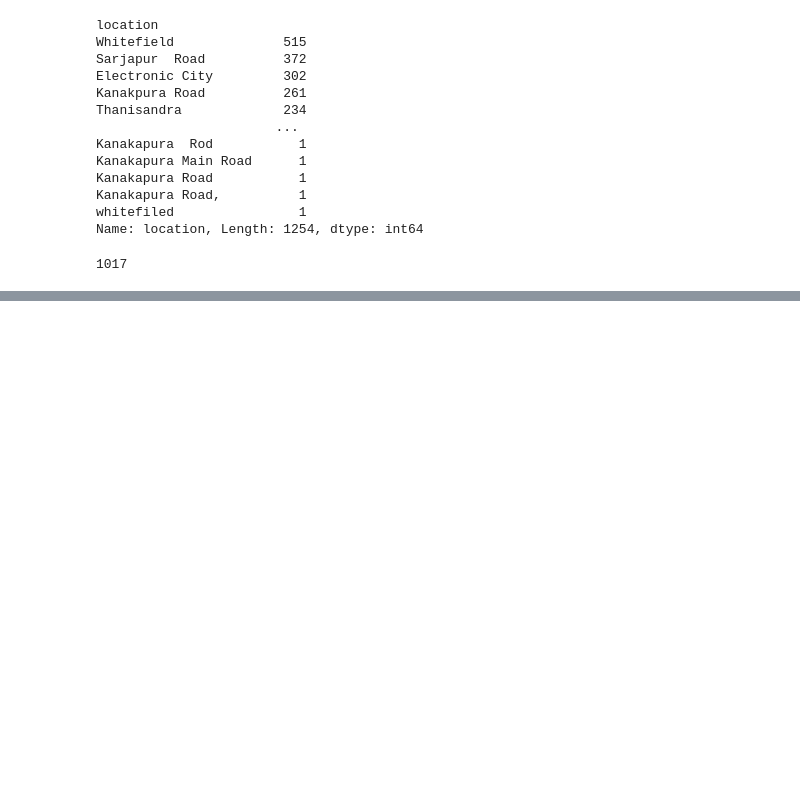
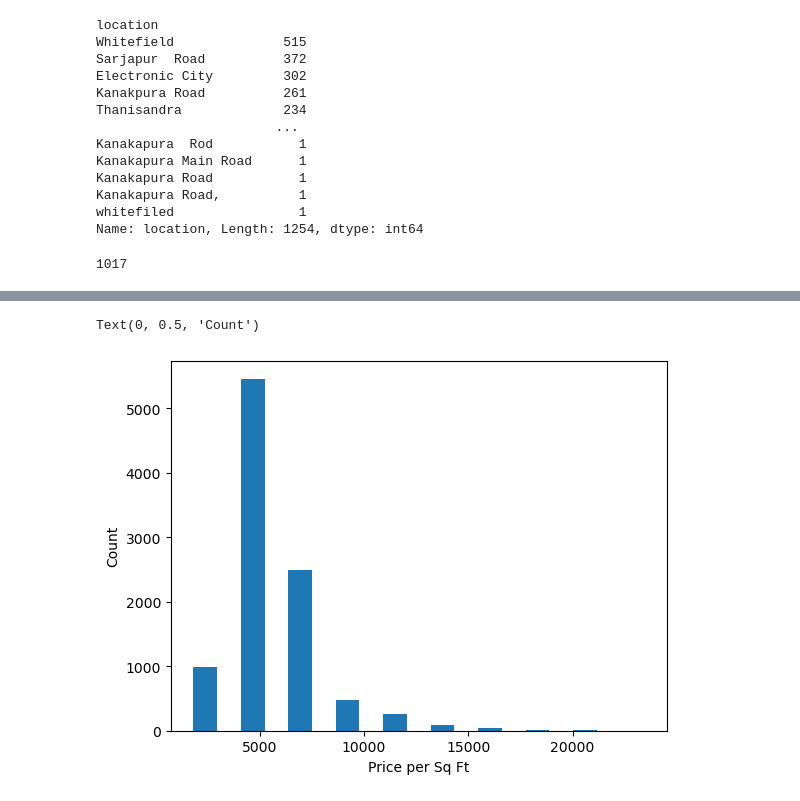
Before and after one commit to swaroop-2007/RealEstatePricePrediction, a Jupyter notebook: EDA.ipynb, the cells around one changed output, grey strips where cells are left out. Saved outputs shown, nothing was run; the diff lists cells and outputs as text; code cells hidden in the pictures; blank space fills up the shorter version.

```diff
--- a/EDA.ipynb
+++ b/EDA.ipynb
@@ -225,0 +296,7 @@ df3.head(20)
+# %%
+plt.hist(df5.pricePerSqFt, rwidth=0.5)
+plt.xlabel('Price per Sq Ft')
+plt.ylabel('Count')
+# %% [output]
+Text(0, 0.5, 'Count')
+[figure, added]
```
Also changed, not shown: parts of 13 cells of this notebook.
